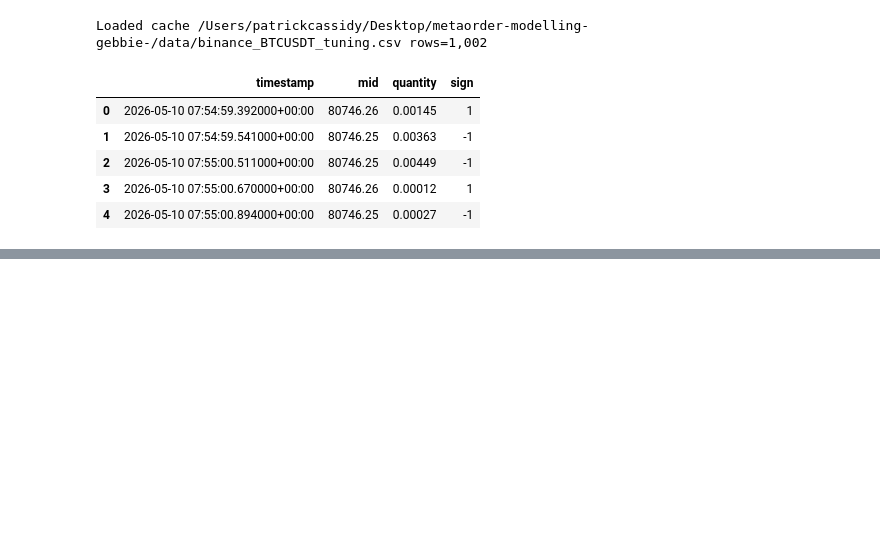
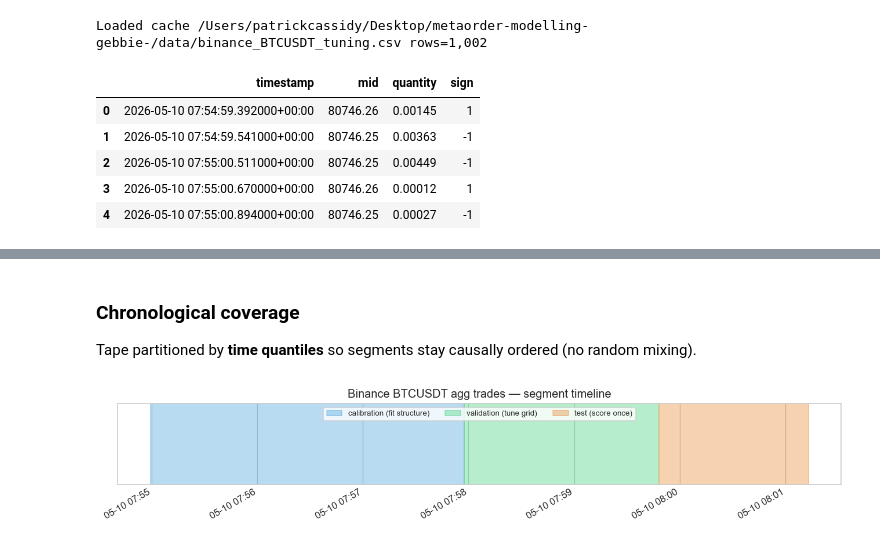
Before and after one commit to patrickacassidyau-lab/metaorder-modelling-gebbie-, a Jupyter notebook: notebooks/metaorder_tuning_report_executed.ipynb, the cells around one changed output, grey strips where cells are left out. Saved outputs shown, nothing was run; the diff lists cells and outputs as text; code cells hidden in the pictures; blank space fills up the shorter version.

```diff
--- a/notebooks/metaorder_tuning_report_executed.ipynb
+++ b/notebooks/metaorder_tuning_report_executed.ipynb
@@ -59,6 +79,10 @@ Loaded cache /Users/patrickcassidy/Desktop/metaorder-modelling-gebbie-/data/bina
 # %%
 cal, val, tst = three_way_time_split(tape, calib_frac=0.40, val_frac=0.30)
 print("calib", len(cal), "val", len(val), "test", len(tst))
+for name, seg in (("calib", cal), ("val", val), ("test", tst)):
+    print(
+        f"  {name}: {seg['timestamp'].iloc[0]} → {seg['timestamp'].iloc[-1]}"
+    )
 
 cp = calibrate_from_trades(cal, min_runs=40)
 structural = cp.to_signal_params()
@@ -242,0 +240,25 @@ If **test** equity is negative while validation looked good, treat it as **overf
+# %% [markdown]
+### Chronological coverage
+
+Tape partitioned by **time quantiles** so segments stay causally ordered (no random mixing).
+# %%
+import matplotlib.dates as mdates
+
+fig, ax = plt.subplots(figsize=(11, 2.2))
+for seg, color, lab in (
+    (cal, "#3498db", "calibration (fit structure)"),
+    (val, "#2ecc71", "validation (tune grid)"),
+    (tst, "#e67e22", "test (score once)"),
+):
+    t0, t1 = seg["timestamp"].iloc[0], seg["timestamp"].iloc[-1]
+    ax.axvspan(t0, t1, alpha=0.35, color=color, label=lab)
+ax.xaxis.set_major_formatter(mdates.DateFormatter("%m-%d %H:%M"))
+ax.set_yticks([])
+ax.set_title("Binance BTCUSDT agg trades — segment timeline")
+ax.legend(loc="upper center", ncol=3, fontsize=8, frameon=True)
+fig.autofmt_xdate()
+plt.tight_layout()
+plt.savefig(REPO / "notebooks" / "fig_split_timeline.png", dpi=160)
+plt.show()
+# %% [output]
+[figure, added]
```
Also changed, not shown: parts of 22 cells of this notebook, 14 other files.
